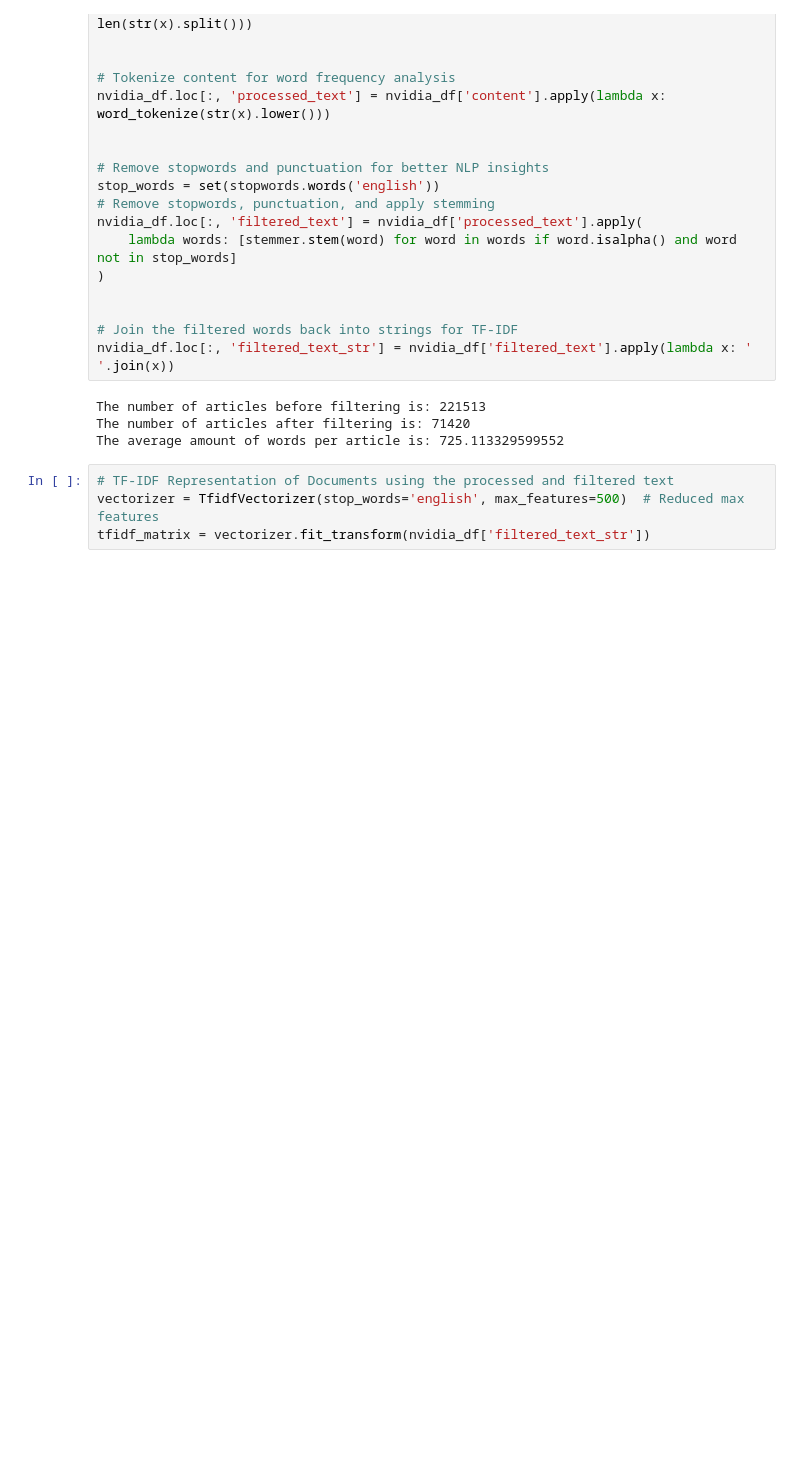
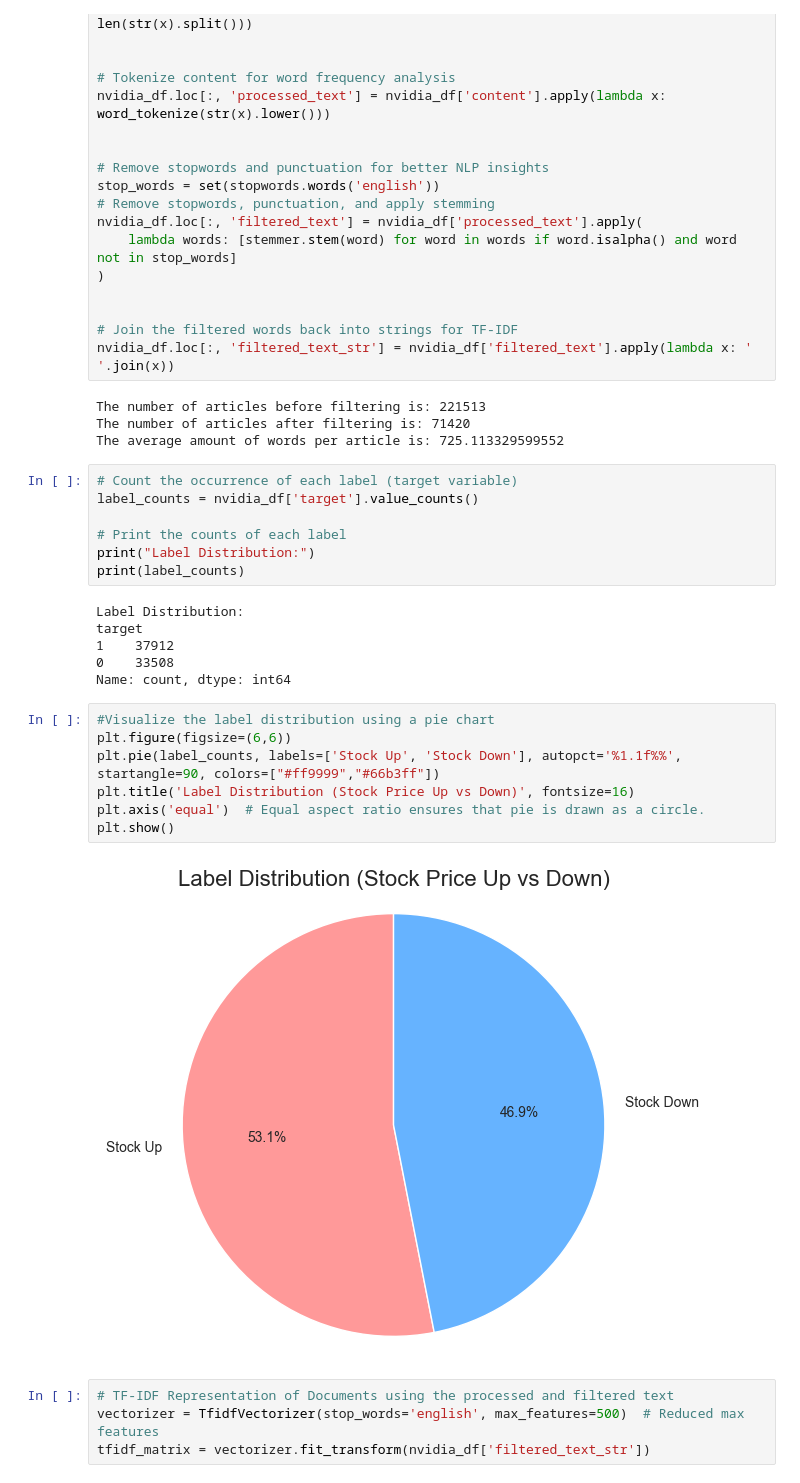
Before and after one commit to GeorgeAntono/Stock-Movement-Prediction, a Jupyter notebook: Nvidia_enhanced_version.ipynb, the cells around one changed output. Cells and saved outputs as stored; diff of their text form; blank space fills up the shorter version.

```diff
--- a/Nvidia_enhanced_version.ipynb
+++ b/Nvidia_enhanced_version.ipynb
@@ -176,6 +176,28 @@ nvidia_df.loc[:, 'filtered_text_str'] = nvidia_df['filtered_text'].apply(lambda
 The number of articles before filtering is: 221513
 The number of articles after filtering is: 71420
 The average amount of words per article is: 725.113329599552
+# %%
+# Count the occurrence of each label (target variable)
+label_counts = nvidia_df['target'].value_counts()
+
+# Print the counts of each label
+print("Label Distribution:")
+print(label_counts)
+# %% [output]
+Label Distribution:
+target
+1    37912
+0    33508
+Name: count, dtype: int64
+# %%
+#Visualize the label distribution using a pie chart
+plt.figure(figsize=(6,6))
+plt.pie(label_counts, labels=['Stock Up', 'Stock Down'], autopct='%1.1f%%', startangle=90, colors=["#ff9999","#66b3ff"])
+plt.title('Label Distribution (Stock Price Up vs Down)', fontsize=16)
+plt.axis('equal')  # Equal aspect ratio ensures that pie is drawn as a circle.
+plt.show()
+# %% [output]
+[figure, added]
 # %%
 # TF-IDF Representation of Documents using the processed and filtered text
 vectorizer = TfidfVectorizer(stop_words='english', max_features=500)  # Reduced max features
```
Also changed, not shown: parts of 8 cells of this notebook, 3 other files.
